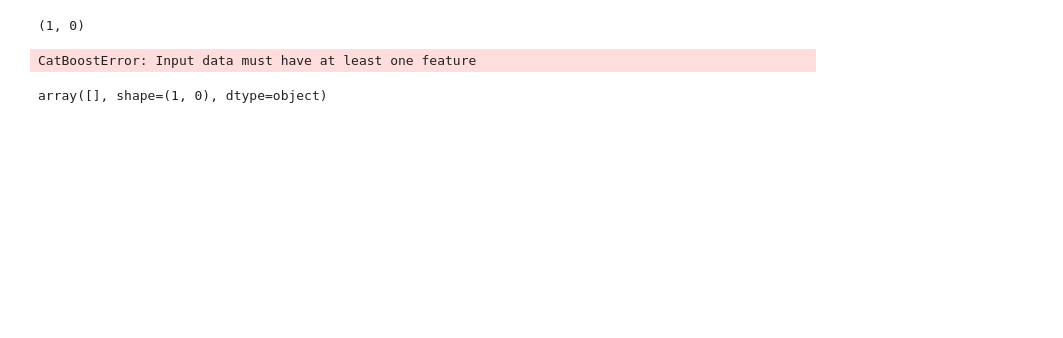
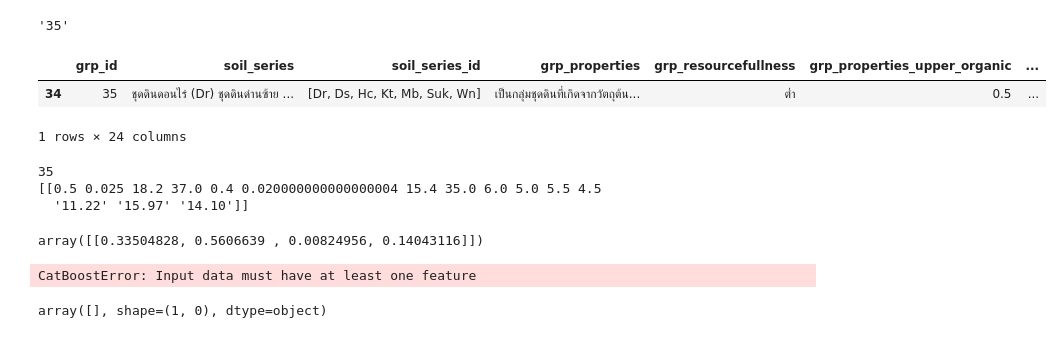
Before and after one commit to tangnatta/Project-Untitled-AiB2024, a Jupyter notebook: dev.ipynb, the cells around one changed output. Cells and saved outputs as stored; diff of their text form; code cells hidden in the pictures; blank space fills up the shorter version.

```diff
--- a/dev.ipynb
+++ b/dev.ipynb
@@ -107,6 +107,16 @@ def find_soil_group_data(soil_series_id):
 soil_gdf.to_parquet('./soil_gdf.parquet', compression='gzip')
 # %%
 soil_gdf.to_file("./test/soil_gdf.shp")
+# %%
+find_soil_group_data(35)
+# %% [output]
+'35'
+# %%
+soil_grp_df[soil_grp_df['grp_id']==35]
+# %% [output]
+|  | grp_id | soil_series | soil_series_id | grp_properties | grp_resourcefullness | grp_properties_upper_organic | ... |
+| 34 | 35 | ชุดดินดอนไร่ (Dr) ชุดดินด่านซ้าย ... | [Dr, Ds, Hc, Kt, Mb, Suk, Wn] | เป็นกลุ่มชุดดินที่เกิดจากวัตถุต้น... | ต่ำ | 0.5 | ... |
+1 rows × 24 columns
 # %%
 def predict(lat, lon):
     #! Find soil group
@@ -131,10 +143,13 @@ def predict(lat, lon):
     # result = "test"
 
     return result
-# %%
-soil_grp_data.shape
-# %% [output]
-(1, 0)
+# %%
+predict(13.43116, 101.59227)
+# %% [output]
+35
+[[0.5 0.025 18.2 37.0 0.4 0.020000000000000004 15.4 35.0 6.0 5.0 5.5 4.5
+  '11.22' '15.97' '14.10']]
+array([[0.33504828, 0.5606639 , 0.00824956, 0.14043116]])
 # %%
 lat = 13.6173730
 lon = 101.1011580
```
Also changed, not shown: parts of 4 cells of this notebook, 1 other file.
